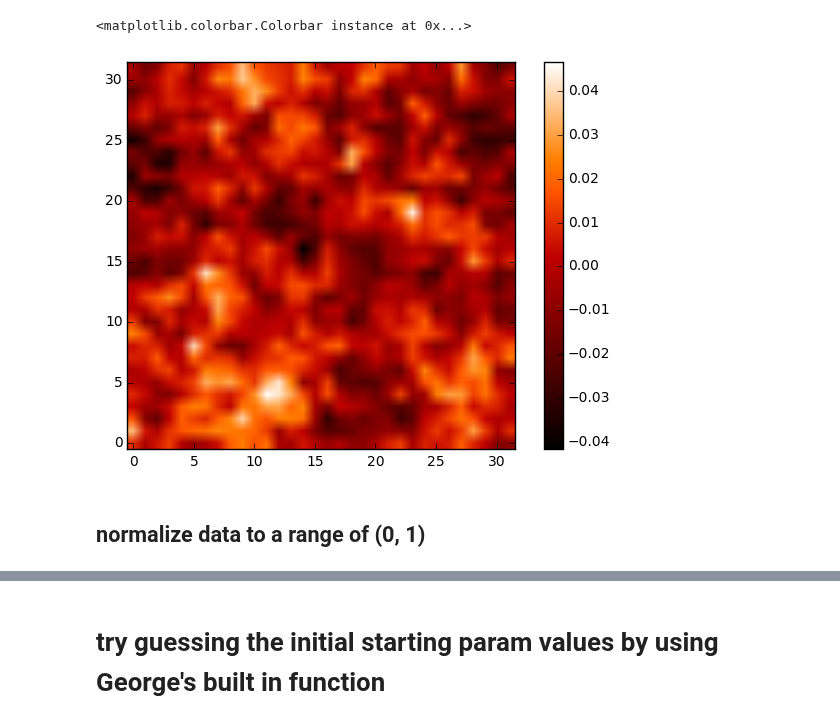
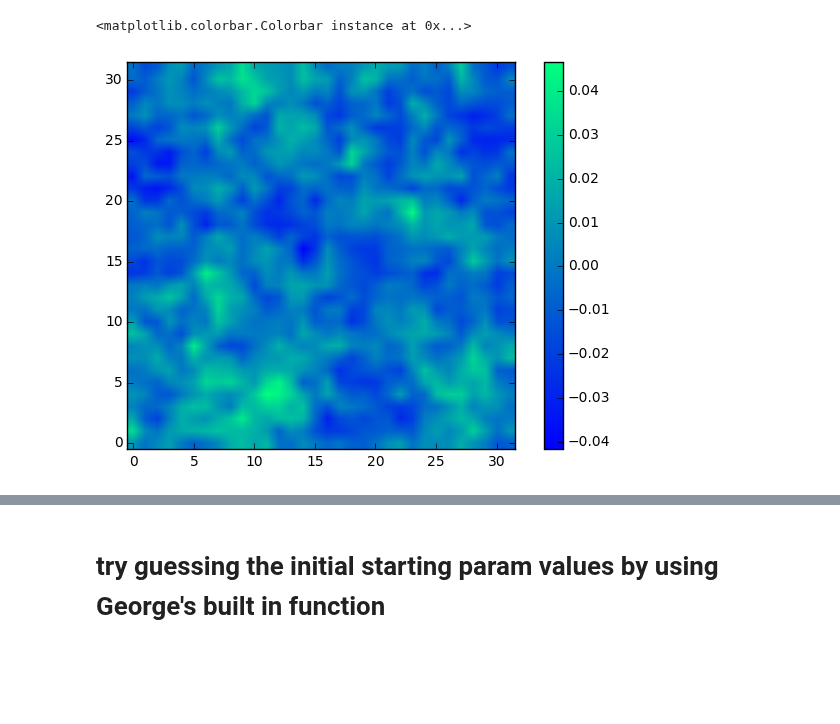
Before and after one commit to karenyyng/shear_gp, a Jupyter notebook: prototypes/FakeReaperCosmo fit.ipynb, the cells around one changed output, grey strips where cells are left out. Saved outputs shown, nothing was run; the diff lists cells and outputs as text; code cells hidden in the pictures; blank space fills up the shorter version.

```diff
--- a/prototypes/FakeReaperCosmo fit.ipynb
+++ b/prototypes/FakeReaperCosmo fit.ipynb
@@ -17,10 +18,8 @@ import diag_plots as dplot
 # %%
 data = np.genfromtxt('convergence_grid_ng32_3e0ed6.txt')
 # %%
-plt.imshow(data, origin='lower', cmap=plt.cm.gist_heat)
+plt.imshow(data, origin='lower', cmap=plt.cm.winter)
 plt.colorbar()
 # %% [output]
 <matplotlib.colorbar.Colorbar instance at 0x...>
-[figure, old version]
+[figure, new version]
-# %% [markdown]
-## normalize data to a range of (0, 1)
```
Also changed, not shown: parts of 15 cells of this notebook, 2 other files.
